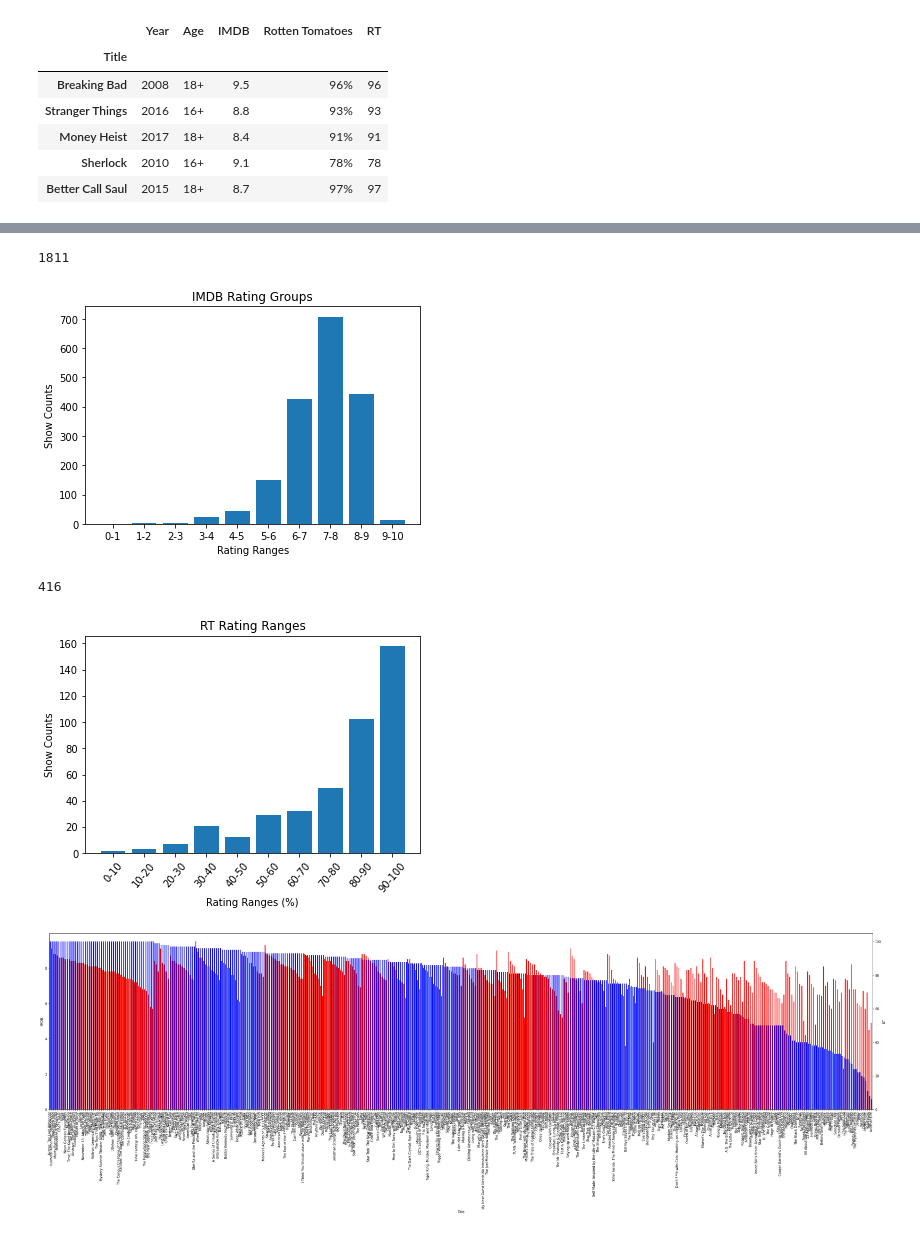
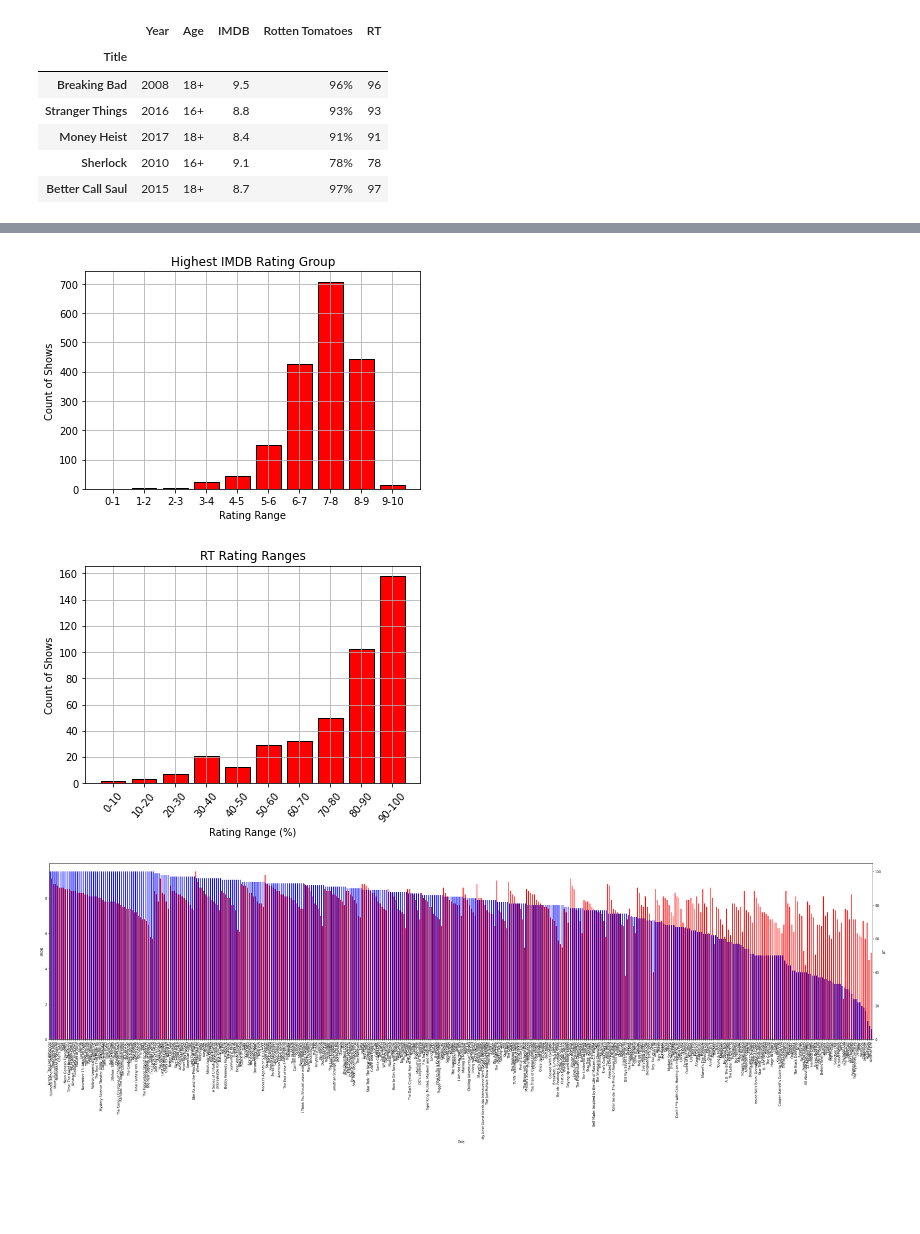
Before and after one commit to Tgreenhu/streaming-platform-analysis, a Jupyter notebook: netflix.ipynb, the cells around one changed output, grey strips where cells are left out. Cells and saved outputs as stored; diff of their text form; code cells hidden in the pictures; blank space fills up the shorter version.

```diff
--- a/netflix.ipynb
+++ b/netflix.ipynb
@@ -83,6 +89,11 @@ netflix
 # %%
+# Add year ranges column
+
 netflix_df = netflix_df.reset_index()
 bins = [1900, 1949, 1979, 1989, 1999, 2009, 2020]
 groups = ['1900-1949', '1950-1979', '1980-1989', '1990-1999', '2000-2009', '2010-2020']
 pd.cut(netflix_df['Year'], bins, labels=groups)
+
+netflix_df['Year Range'] = pd.cut(netflix_df['Year'], bins, labels=groups)
+netflix_df.head()
 # %% [output]
@@ -102,3 +105,0 @@ Categories (6, object): [1900-1949 < 1950-1979 < 1980-1989 < 1990-1999 < 2000-20
-# %%
-netflix_df['Age Range'] = pd.cut(netflix_df['Year'], bins, labels=groups)
-netflix_df.head()
@@ -158,35 +152,38 @@ plt.xticks(rotation=50);
 # %%
-# IMDB Rating Groups using bins
+# Group IMDB ratings into bins to create a bar graph
+
 bins2 = [0, .99, 1.99, 2.99, 3.99, 4.99, 5.99, 6.99, 7.99, 8.99, 10]
 groups2 = ['0-1', '1-2', '2-3', '3-4', '4-5', '5-6', '6-7', '7-8', '8-9', '9-10']
-# ranges2['Title']
 netflix_df['IMDB Rating Ranges'] = pd.cut(netflix_df['IMDB'], bins2, labels=groups2)
+
 imdb_rating_ranges = netflix_df.groupby('IMDB Rating Ranges')
 ranges2 = imdb_rating_ranges['IMDB Rating Ranges'].count()
-plt.bar(groups2, ranges2);
-plt.title('IMDB Rating Groups')
-plt.xlabel('Rating Ranges')
-plt.ylabel('Show Counts')
-ranges2.sum()
+
+plt.bar(groups2, ranges2, color = 'red', edgecolor = 'black');
+plt.title('Highest IMDB Rating Group');
+plt.xlabel('Rating Range');
+plt.ylabel('Count of Shows');
+plt.grid();
 # %% [output]
-1811
-[figure, old version]
+[figure, new version]
 # %%
-# Rotten Tomatoes Rating Groups using bins
+# Group Rotten Tomatoes ratings into bins to create a bar graph
+
 bins3 = [0, 9, 19, 29, 39, 49, 59, 69, 79, 89, 100]
 groups3 = ['0-10', '10-20', '20-30', '30-40', '40-50', '50-60', '60-70', '70-80', '80-90', '90-100']
 netflix_df_dropped['RT Rating Ranges'] = pd.cut(netflix_df_dropped['RT'], bins3, labels=groups3)
+
 rt_rating_ranges = netflix_df_dropped.groupby('RT Rating Ranges')
 ranges3 = rt_rating_ranges['RT Rating Ranges'].count()
-plt.bar(groups3, ranges3);
-plt.title('RT Rating Ranges')
-plt.xlabel('Rating Ranges (%)')
-plt.ylabel('Show Counts')
+
+plt.bar(groups3, ranges3, color = 'red', edgecolor = 'black');
+plt.title('RT Rating Ranges');
+plt.xlabel('Rating Range (%)');
+plt.ylabel('Count of Shows');
 plt.xticks(rotation=50);
-ranges3.sum()
+plt.grid();
 # %% [output]
-416
-[figure, old version]
+[figure, new version]
 # %%
 # Compares each show's IMDB and Rotten Tomatoes' rating
 fig = plt.figure(figsize=(100,10)) # Create matplotlib figure
```
Also changed, not shown: parts of 19 cells of this notebook, 1 other file.
